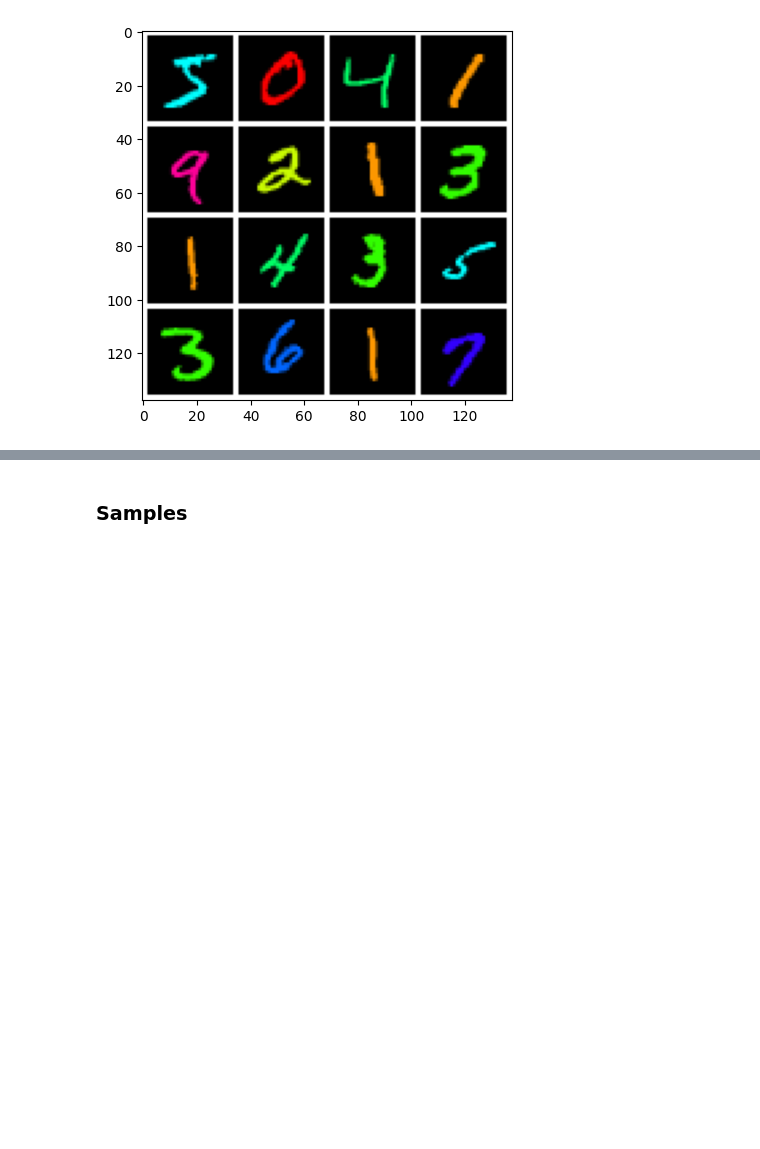
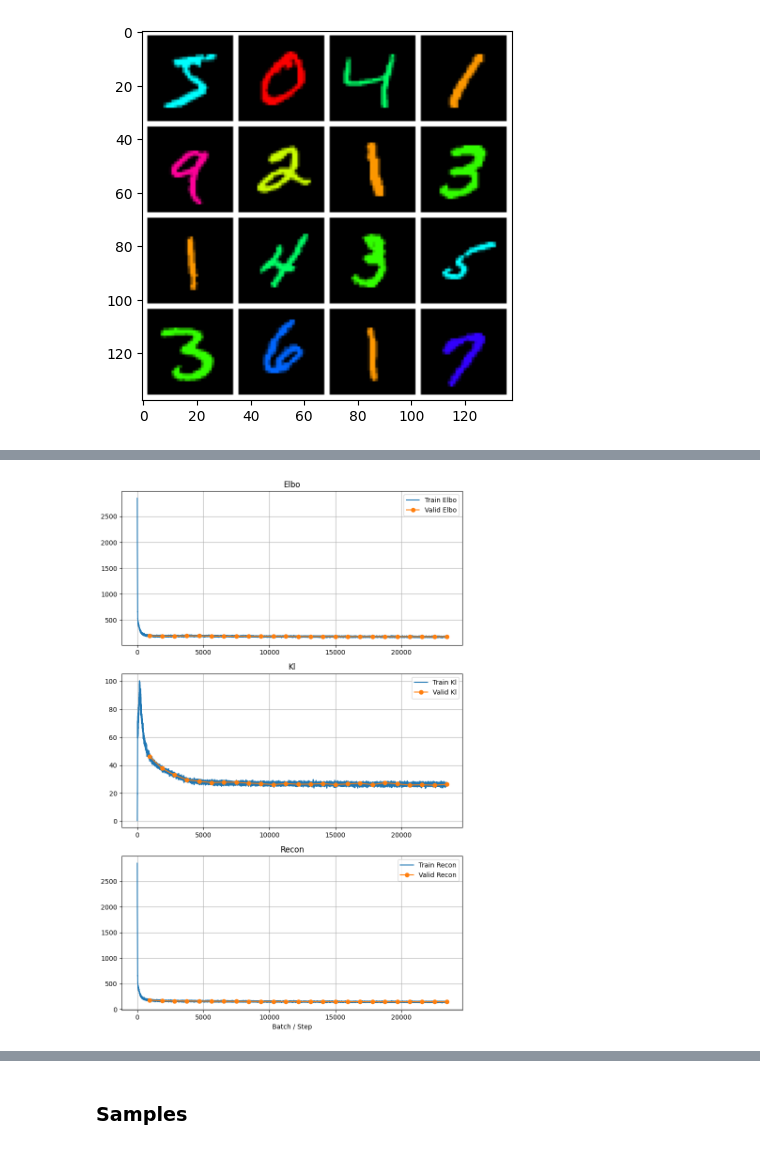
Before and after one commit to Stacey-bubi/vae-models, a Jupyter notebook: notebooks/init.ipynb, the cells around one changed output, grey strips where cells are left out. Saved outputs shown, nothing was run; the diff lists cells and outputs as text; code cells hidden in the pictures; blank space fills up the shorter version.

```diff
--- a/notebooks/init.ipynb
+++ b/notebooks/init.ipynb
@@ -59 +73,5 @@ hooks[0].plot_loss()
+# %%
+trainer.get_hook(MetricsHook).plot_loss()
+# %% [output]
+[figure, added]
 # %%
```
Also changed, not shown: parts of 25 cells of this notebook, 10 other files.
